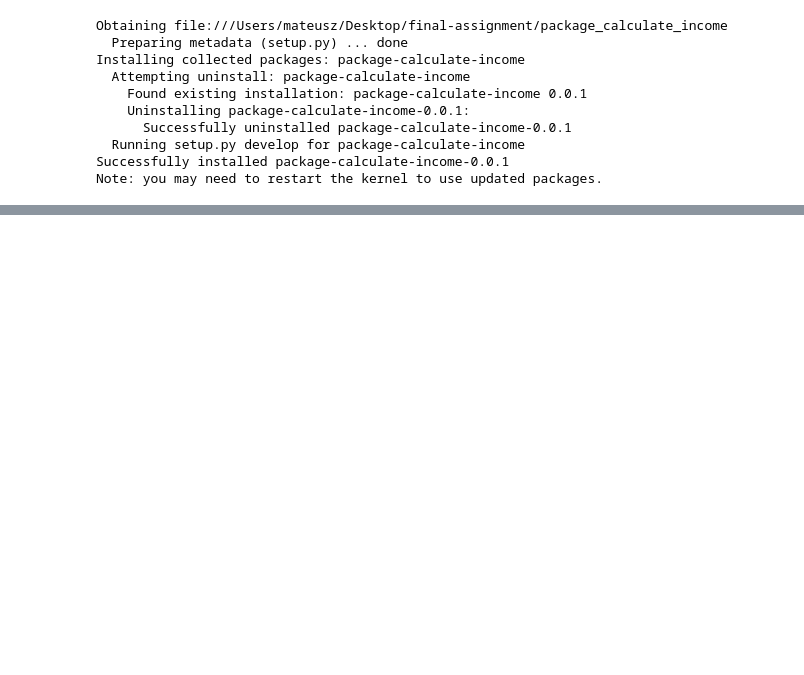
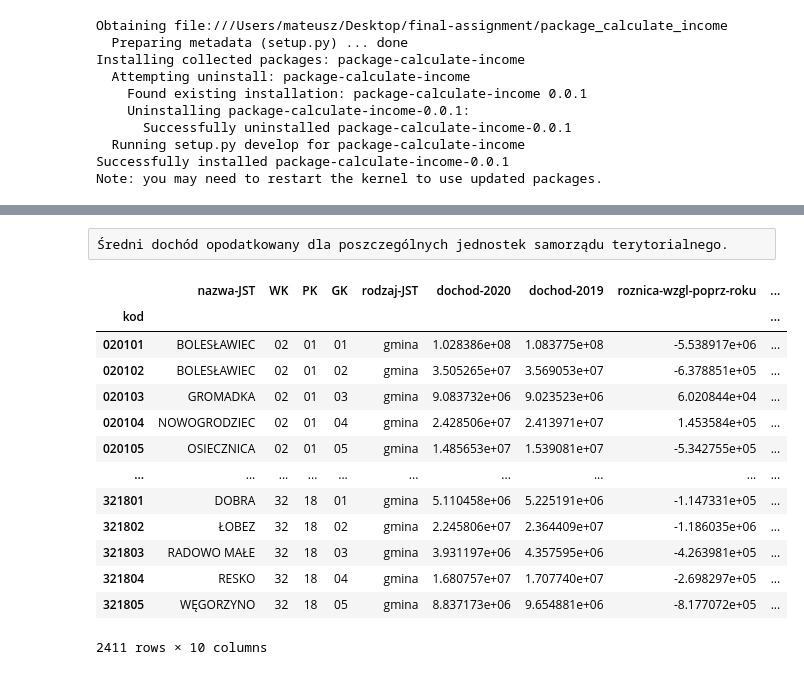
Before and after one commit to matthewmachnowski/final-assignment, a Jupyter notebook: script.ipynb, the cells around one changed output, grey strips where cells are left out. Drawn from its saved outputs; the diff is of its cells as text; code cells hidden in the pictures; blank space fills up the shorter version.

```diff
--- a/script.ipynb
+++ b/script.ipynb
@@ -72,0 +98,20 @@ df_mnpp
+# %% [raw]
+Średni dochód opodatkowany dla poszczególnych jednostek samorządu terytorialnego.
+# %%
+df_gm2 = mean_calc.mean_inc_gm(df_gm, config["data"]["gm_lud"])
+df_gm2
+# %% [output]
+|  | nazwa-JST | WK | PK | GK | rodzaj-JST | dochod-2020 | dochod-2019 | roznica-wzgl-poprz-roku | ... |
+| kod |  |  |  |  |  |  |  |  | ... |
+| 020101 | BOLESŁAWIEC | 02 | 01 | 01 | gmina | 1.028386e+08 | 1.083775e+08 | -5.538917e+06 | ... |
+| 020102 | BOLESŁAWIEC | 02 | 01 | 02 | gmina | 3.505265e+07 | 3.569053e+07 | -6.378851e+05 | ... |
+| 020103 | GROMADKA | 02 | 01 | 03 | gmina | 9.083732e+06 | 9.023523e+06 | 6.020844e+04 | ... |
+| 020104 | NOWOGRODZIEC | 02 | 01 | 04 | gmina | 2.428506e+07 | 2.413971e+07 | 1.453584e+05 | ... |
+| 020105 | OSIECZNICA | 02 | 01 | 05 | gmina | 1.485653e+07 | 1.539081e+07 | -5.342755e+05 | ... |
+| ... | ... | ... | ... | ... | ... | ... | ... | ... | ... |
+| 321801 | DOBRA | 32 | 18 | 01 | gmina | 5.110458e+06 | 5.225191e+06 | -1.147331e+05 | ... |
+| 321802 | ŁOBEZ | 32 | 18 | 02 | gmina | 2.245806e+07 | 2.364409e+07 | -1.186035e+06 | ... |
+| 321803 | RADOWO MAŁE | 32 | 18 | 03 | gmina | 3.931197e+06 | 4.357595e+06 | -4.263981e+05 | ... |
+| 321804 | RESKO | 32 | 18 | 04 | gmina | 1.680757e+07 | 1.707740e+07 | -2.698297e+05 | ... |
+| 321805 | WĘGORZYNO | 32 | 18 | 05 | gmina | 8.837173e+06 | 9.654881e+06 | -8.177072e+05 | ... |
+2411 rows × 10 columns
```
Also changed, not shown: parts of 12 cells of this notebook.
